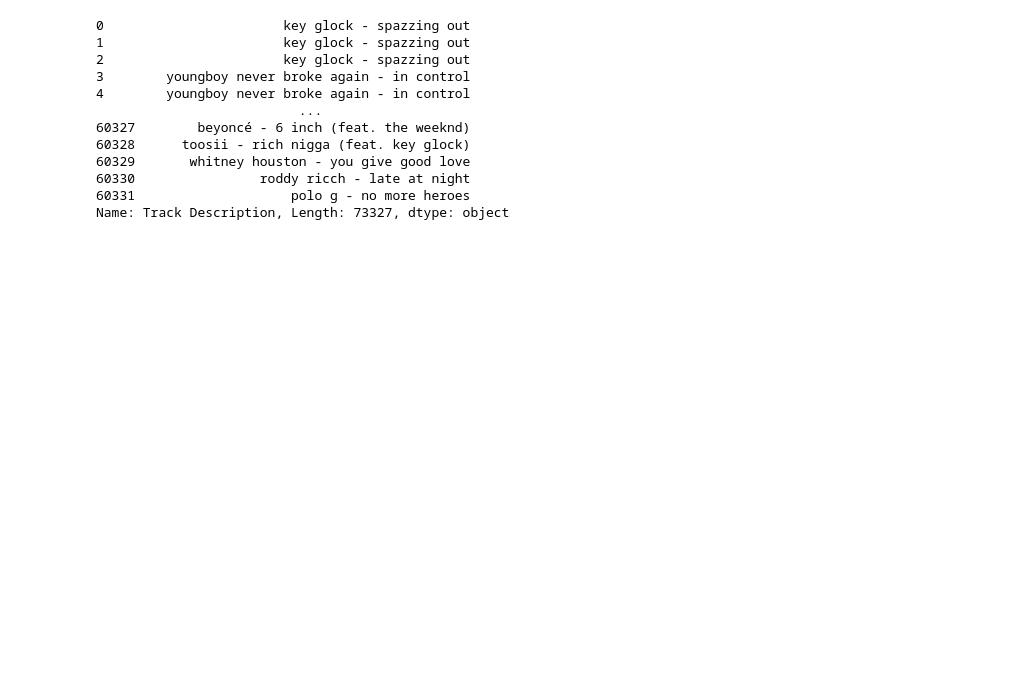
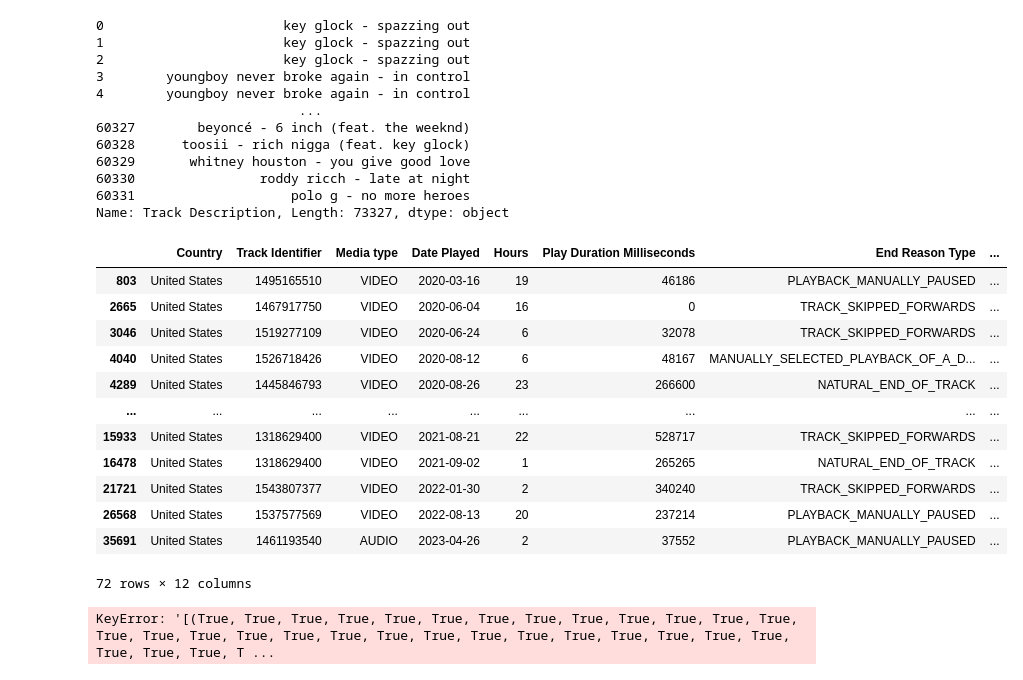
Before and after one commit to Mikayla-ds2/apple-music-replay, a Jupyter notebook: cleaning.ipynb, the cells around one changed output. Drawn from its saved outputs; the diff is of its cells as text; code cells hidden in the pictures; blank space fills up the shorter version.

```diff
--- a/cleaning.ipynb
+++ b/cleaning.ipynb
@@ -152,3 +152,24 @@ data['Track Description']
 60330                roddy ricch - late at night
 60331                    polo g - no more heroes
 Name: Track Description, Length: 73327, dtype: object
+# %%
+problem_rows = data[~data['Track Description'].str.contains(' - ')]
+problem_rows
+# %% [output]
+|  | Country | Track Identifier | Media type | Date Played | Hours | Play Duration Milliseconds | End Reason Type | ... |
+| 803 | United States | 1495165510 | VIDEO | 2020-03-16 | 19 | 46186 | PLAYBACK_MANUALLY_PAUSED | ... |
+| 2665 | United States | 1467917750 | VIDEO | 2020-06-04 | 16 | 0 | TRACK_SKIPPED_FORWARDS | ... |
+| 3046 | United States | 1519277109 | VIDEO | 2020-06-24 | 6 | 32078 | TRACK_SKIPPED_FORWARDS | ... |
+| 4040 | United States | 1526718426 | VIDEO | 2020-08-12 | 6 | 48167 | MANUALLY_SELECTED_PLAYBACK_OF_A_D... | ... |
+| 4289 | United States | 1445846793 | VIDEO | 2020-08-26 | 23 | 266600 | NATURAL_END_OF_TRACK | ... |
+| ... | ... | ... | ... | ... | ... | ... | ... | ... |
+| 15933 | United States | 1318629400 | VIDEO | 2021-08-21 | 22 | 528717 | TRACK_SKIPPED_FORWARDS | ... |
+| 16478 | United States | 1318629400 | VIDEO | 2021-09-02 | 1 | 265265 | NATURAL_END_OF_TRACK | ... |
+| 21721 | United States | 1543807377 | VIDEO | 2022-01-30 | 2 | 340240 | TRACK_SKIPPED_FORWARDS | ... |
+| 26568 | United States | 1537577569 | VIDEO | 2022-08-13 | 20 | 237214 | PLAYBACK_MANUALLY_PAUSED | ... |
+| 35691 | United States | 1461193540 | AUDIO | 2023-04-26 | 2 | 37552 | PLAYBACK_MANUALLY_PAUSED | ... |
+72 rows × 12 columns
+# %%
+data = data.drop([data['Media type'] != 'VIDEO'])
+# %% [output]
+KeyError: '[(True, True, True, True, True, True, True, True, True, True, True, True, True, True, True, True, True, True, True, True, True, True, True, True, True, True, True, True, True, True, True, T ...
```
Also changed, not shown: parts of 4 cells of this notebook, 3 other files.
